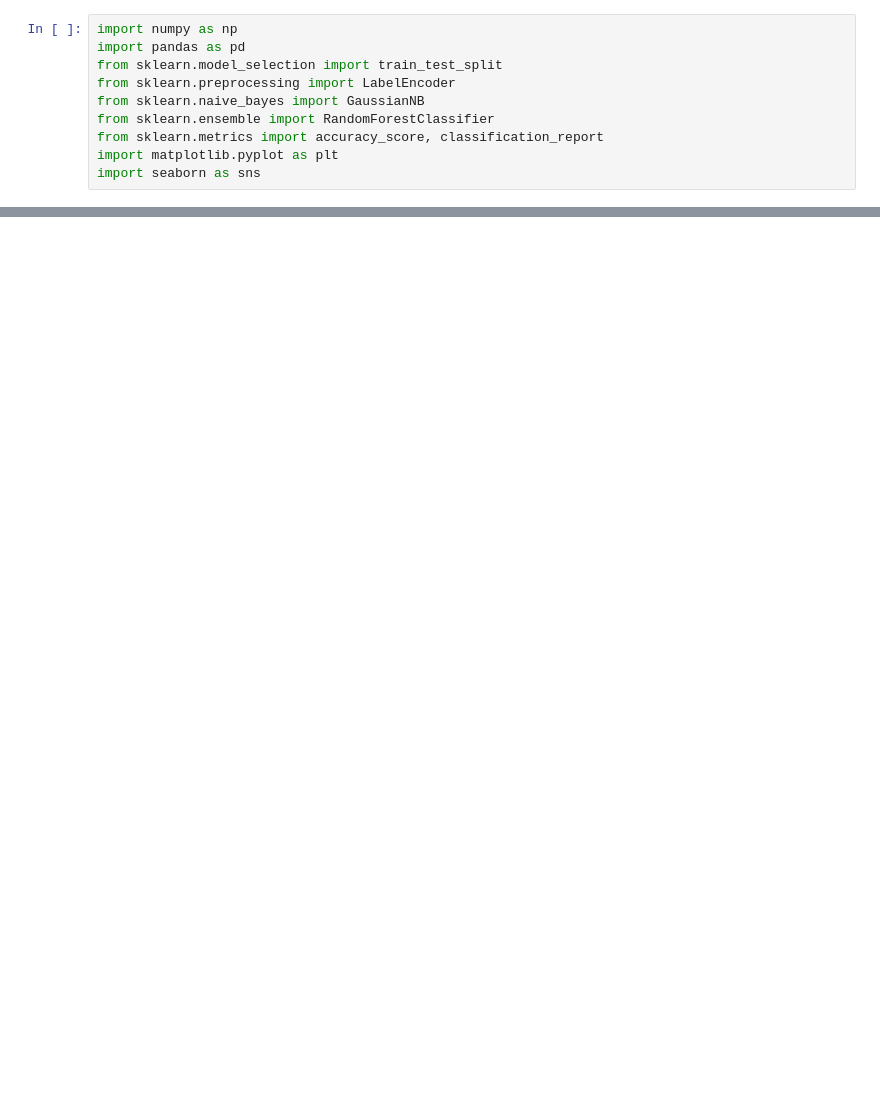
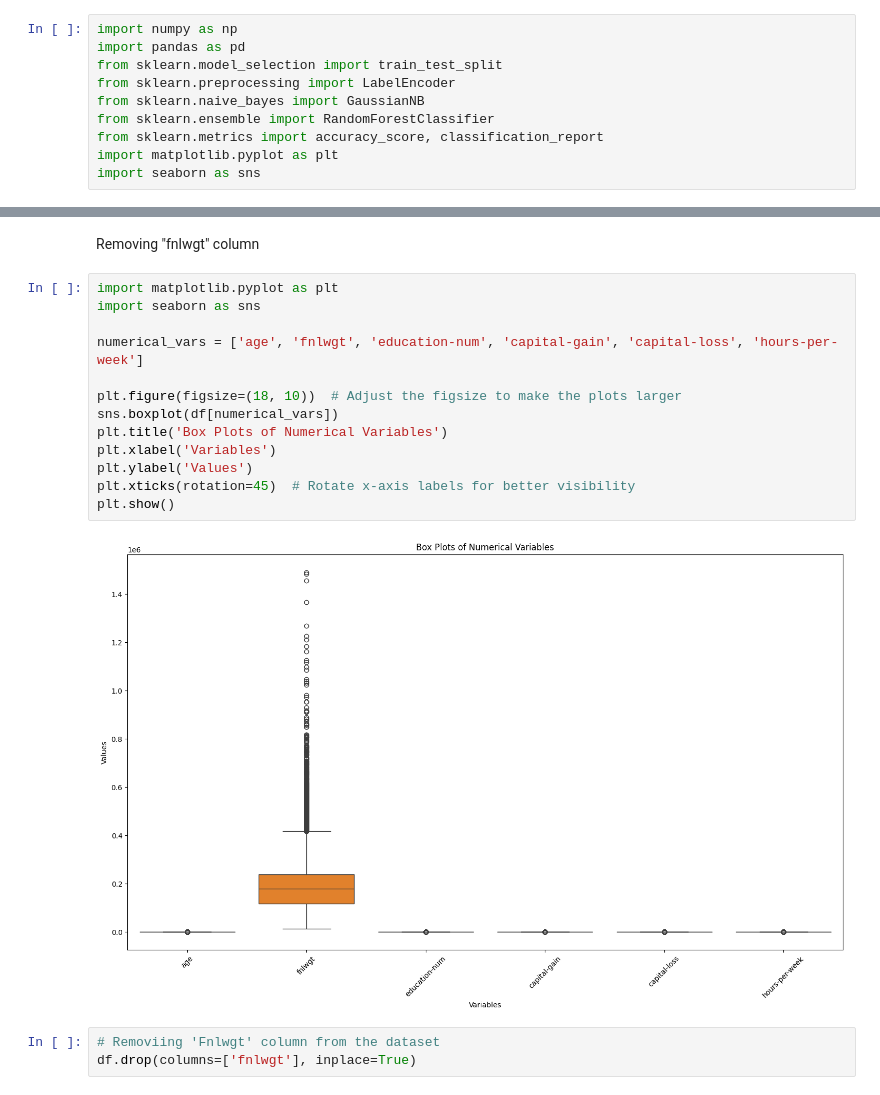
Before and after one commit to neriandria/MachineLearning, a Jupyter notebook: MachineLearning.ipynb, the cells around one changed output, grey strips where cells are left out. Saved outputs shown, nothing was run; the diff lists cells and outputs as text; blank space fills up the shorter version.

```diff
--- a/MachineLearning.ipynb
+++ b/MachineLearning.ipynb
@@ -384,0 +300,20 @@ plt.show()
+# %% [markdown]
+Removing "fnlwgt" column
+# %%
+import matplotlib.pyplot as plt
+import seaborn as sns
+
+numerical_vars = ['age', 'fnlwgt', 'education-num', 'capital-gain', 'capital-loss', 'hours-per-week']
+
+plt.figure(figsize=(18, 10))  # Adjust the figsize to make the plots larger
+sns.boxplot(df[numerical_vars])
+plt.title('Box Plots of Numerical Variables')
+plt.xlabel('Variables')
+plt.ylabel('Values')
+plt.xticks(rotation=45)  # Rotate x-axis labels for better visibility
+plt.show()
+# %% [output]
+[figure, added]
+# %%
+# Removiing 'Fnlwgt' column from the dataset
+df.drop(columns=['fnlwgt'], inplace=True)
```
Also changed, not shown: parts of 78 cells of this notebook.
